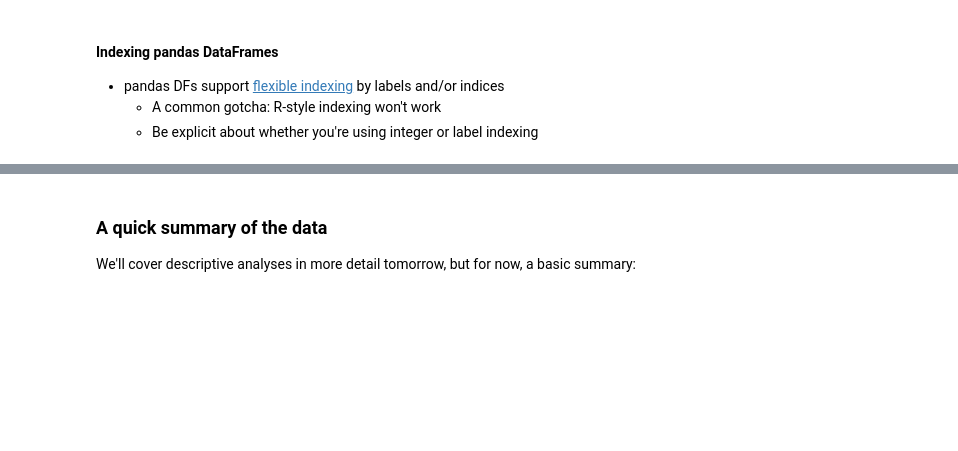
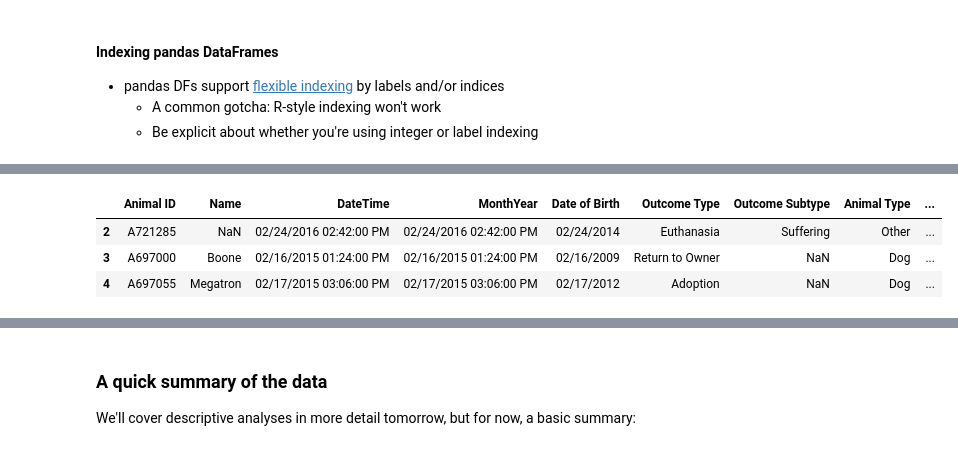
Before and after one commit to tyarkoni/SSI2018, a Jupyter notebook: notebooks/Day 2 - Data wrangling.ipynb, the cells around one changed output, grey strips where cells are left out. Saved outputs shown, nothing was run; the diff lists cells and outputs as text; code cells hidden in the pictures; blank space fills up the shorter version.

```diff
--- a/notebooks/Day 2 - Data wrangling.ipynb
+++ b/notebooks/Day 2 - Data wrangling.ipynb
@@ -328,6 +435,11 @@ data['Animal Type']
 # %%
 # Position-based selection; returns all of rows 2 - 5
-data.iloc[2:5]
+data.iloc[2:5, :]
+# %% [output]
+|  | Animal ID | Name | DateTime | MonthYear | Date of Birth | Outcome Type | Outcome Subtype | Animal Type | ... |
+| 2 | A721285 | NaN | 02/24/2016 02:42:00 PM | 02/24/2016 02:42:00 PM | 02/24/2014 | Euthanasia | Suffering | Other | ... |
+| 3 | A697000 | Boone | 02/16/2015 01:24:00 PM | 02/16/2015 01:24:00 PM | 02/16/2009 | Return to Owner | NaN | Dog | ... |
+| 4 | A697055 | Megatron | 02/17/2015 03:06:00 PM | 02/17/2015 03:06:00 PM | 02/17/2012 | Adoption | NaN | Dog | ... |
 # %%
 # Returns rows 2 - 5, columns 2 and 7
 data.iloc[2:5, [2, 7]]
```
Also changed, not shown: parts of 43 cells of this notebook.
